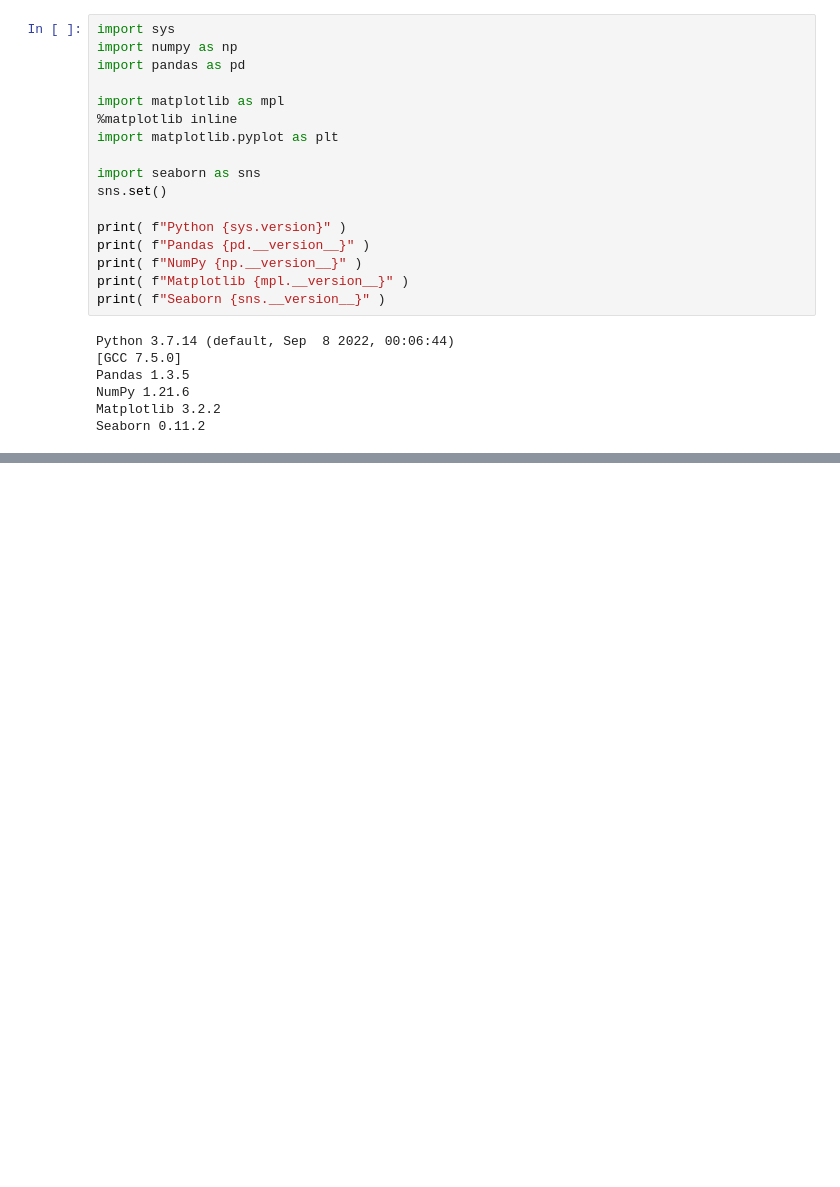
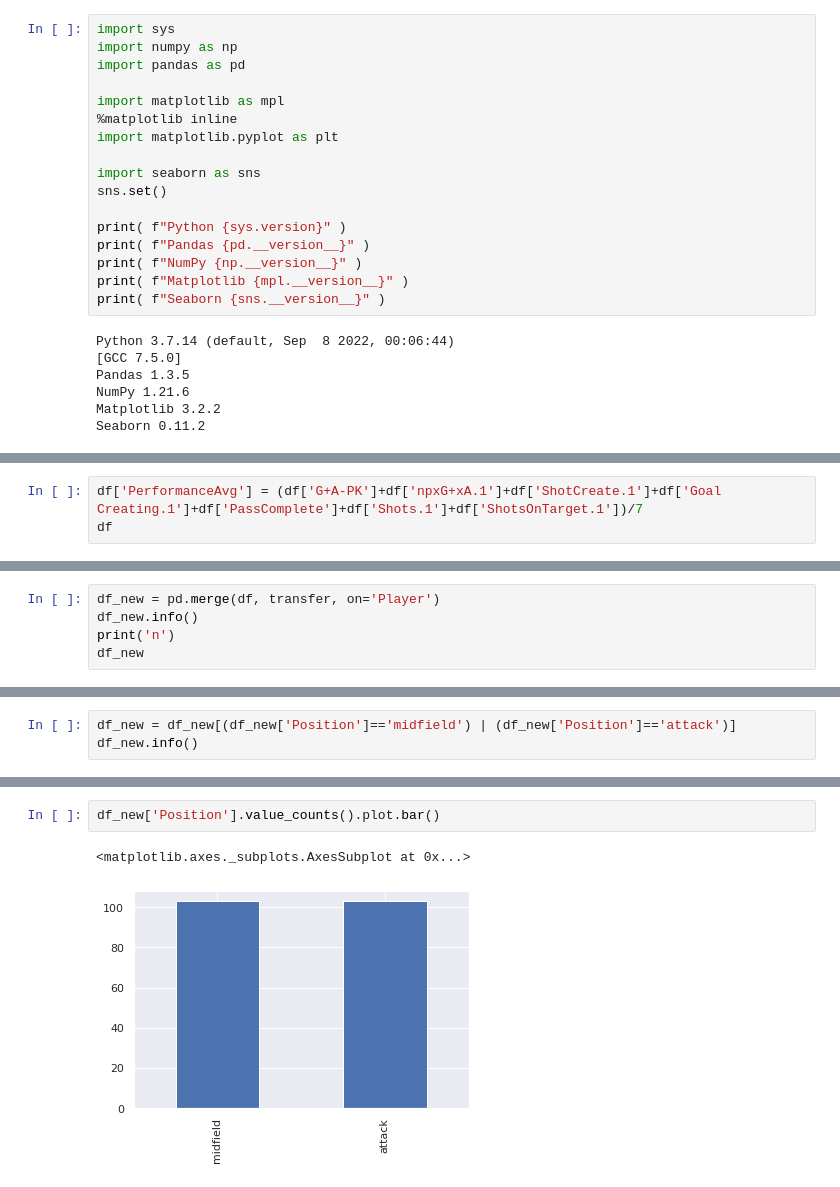
Before and after one commit to TheAmericanoO/Mini-Project-DADS5001, a Jupyter notebook: Mini_Project_6420422023.ipynb, the cells around one changed output, grey strips where cells are left out. Saved outputs shown, nothing was run; the diff lists cells and outputs as text; blank space fills up the shorter version.

```diff
--- a/Mini_Project_6420422023.ipynb
+++ b/Mini_Project_6420422023.ipynb
@@ -87,0 +105,3 @@ memory usage: 132.2+ KB
+# %%
+df['PerformanceAvg'] = (df['G+A-PK']+df['npxG+xA.1']+df['ShotCreate.1']+df['Goal Creating.1']+df['PassComplete']+df['Shots.1']+df['ShotsOnTarget.1'])/7
+df
@@ -123,0 +161,5 @@ memory usage: 165.3+ KB
+# %%
+df_new = pd.merge(df, transfer, on='Player')
+df_new.info()
+print('n')
+df_new
@@ -123,0 +201,3 @@ memory usage: 165.3+ KB
+# %%
+df_new = df_new[(df_new['Position']=='midfield') | (df_new['Position']=='attack')]
+df_new.info()
@@ -123,0 +222,5 @@ memory usage: 165.3+ KB
+# %%
+df_new['Position'].value_counts().plot.bar()
+# %% [output]
+<matplotlib.axes._subplots.AxesSubplot at 0x...>
+[figure, added]
```
Also changed, not shown: parts of 20 cells of this notebook.
